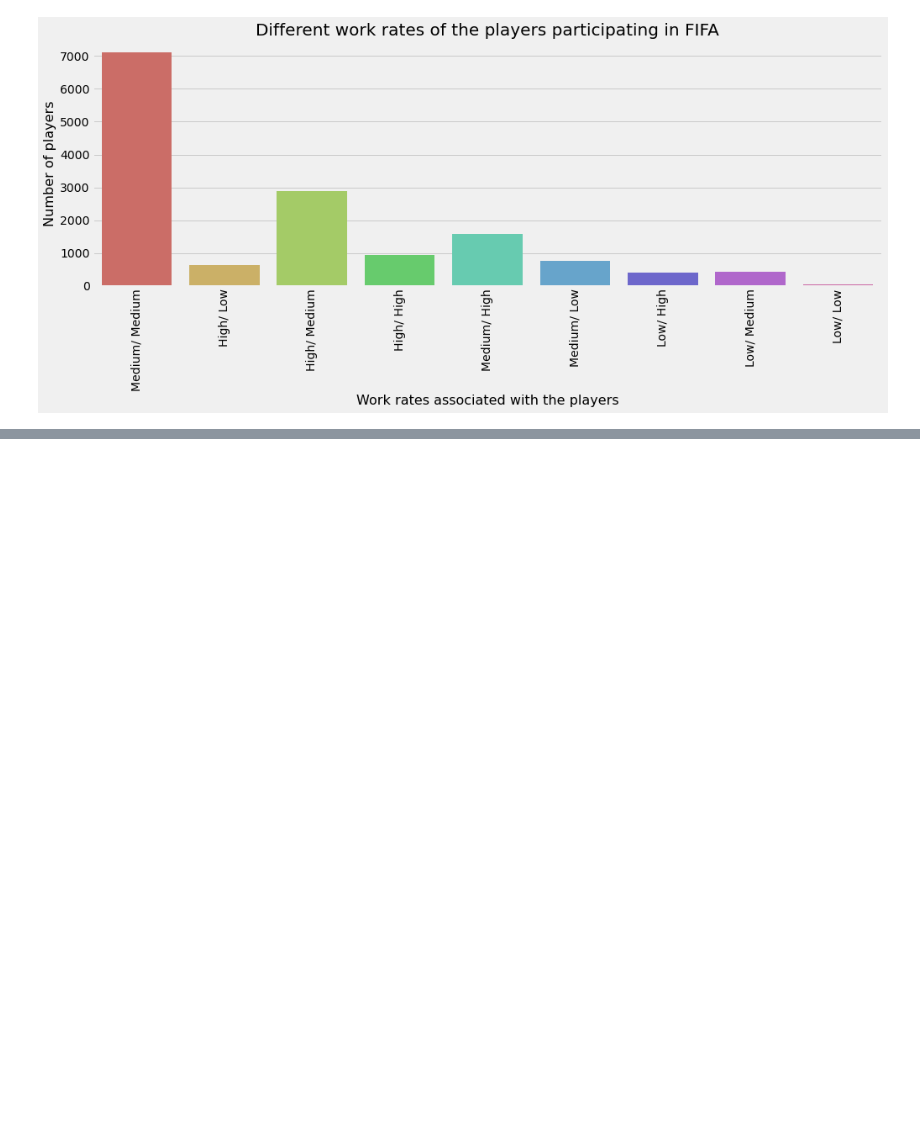
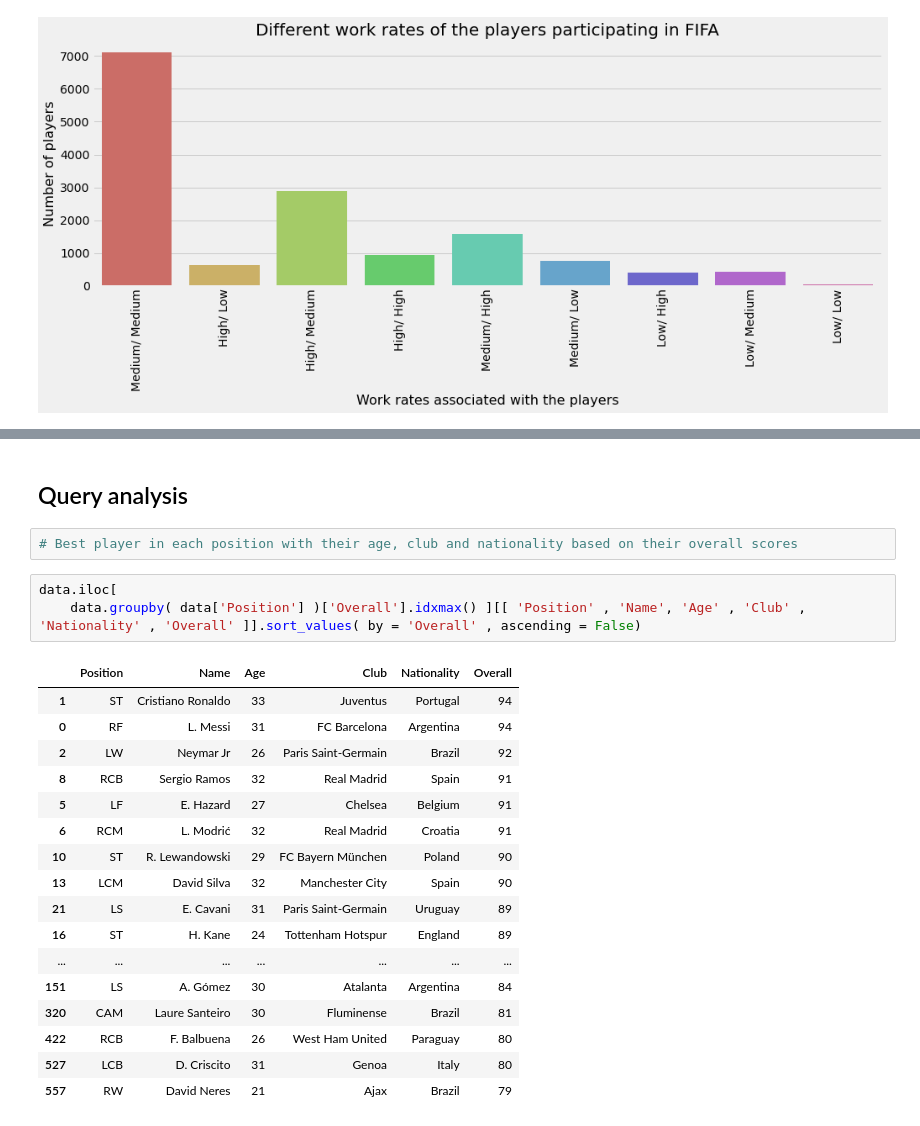
Before and after one commit to rayaroun/Data-Analytics-Projects, a Jupyter notebook: Player Performance Analysis/Analysis.ipynb, the cells around one changed output, grey strips where cells are left out. Cells and saved outputs as stored; diff of their text form; blank space fills up the shorter version.

Commit message:
final work - query work

```diff
--- a/Player Performance Analysis/Analysis.ipynb
+++ b/Player Performance Analysis/Analysis.ipynb
@@ -357,0 +394,25 @@ plt.show()
+# %% [markdown]
+##  Query analysis
+# %%
+# Best player in each position with their age, club and nationality based on their overall scores
+# %%
+data.iloc[
+	data.groupby( data['Position'] )['Overall'].idxmax() ][[ 'Position' , 'Name', 'Age' , 'Club' , 'Nationality' , 'Overall' ]].sort_values( by = 'Overall' , ascending = False)
+# %% [output]
+|  | Position | Name | Age | Club | Nationality | Overall |
+| 1 | ST | Cristiano Ronaldo | 33 | Juventus | Portugal | 94 |
+| 0 | RF | L. Messi | 31 | FC Barcelona | Argentina | 94 |
+| 2 | LW | Neymar Jr | 26 | Paris Saint-Germain | Brazil | 92 |
+| 8 | RCB | Sergio Ramos | 32 | Real Madrid | Spain | 91 |
+| 5 | LF | E. Hazard | 27 | Chelsea | Belgium | 91 |
+| 6 | RCM | L. Modrić | 32 | Real Madrid | Croatia | 91 |
+| 10 | ST | R. Lewandowski | 29 | FC Bayern München | Poland | 90 |
+| 13 | LCM | David Silva | 32 | Manchester City | Spain | 90 |
+| 21 | LS | E. Cavani | 31 | Paris Saint-Germain | Uruguay | 89 |
+| 16 | ST | H. Kane | 24 | Tottenham Hotspur | England | 89 |
+| ... | ... | ... | ... | ... | ... | ... |
+| 151 | LS | A. Gómez | 30 | Atalanta | Argentina | 84 |
+| 320 | CAM | Laure Santeiro | 30 | Fluminense | Brazil | 81 |
+| 422 | RCB | F. Balbuena | 26 | West Ham United | Paraguay | 80 |
+| 527 | LCB | D. Criscito | 31 | Genoa | Italy | 80 |
+| 557 | RW | David Neres | 21 | Ajax | Brazil | 79 |
```
Also changed, not shown: parts of 6 cells of this notebook.
